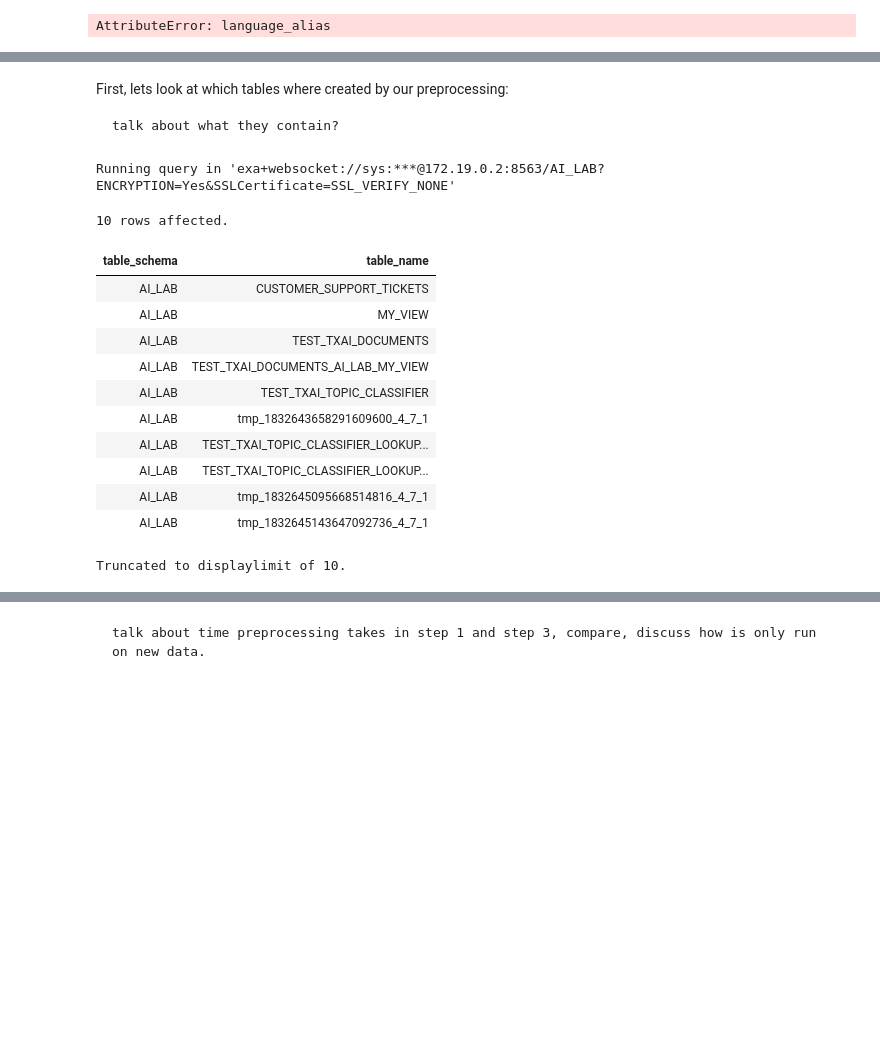
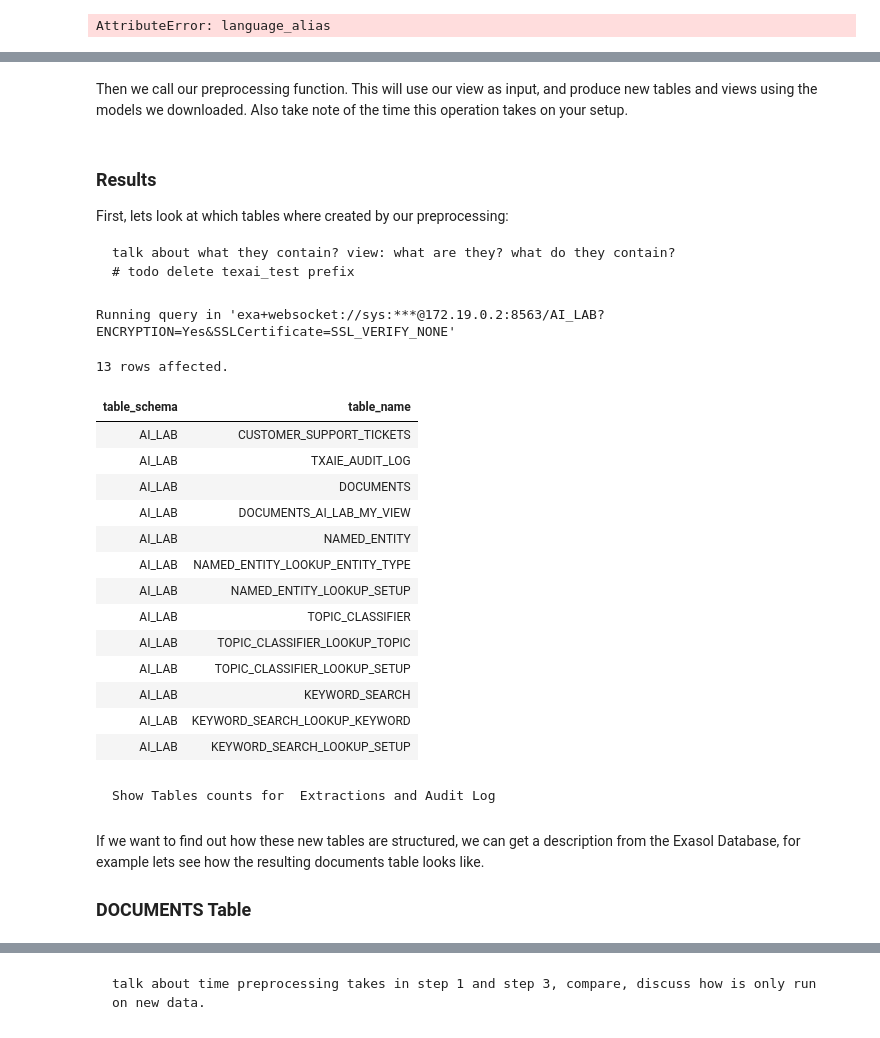
Before and after one commit to exasol/ai-lab, a Jupyter notebook: exasol/ds/sandbox/runtime/ansible/roles/jupyter/files/notebook/text_ai/txaie_preprocessing.ipynb, the cells around one changed output, grey strips where cells are left out. Drawn from its saved outputs; the diff is of its cells as text; code cells hidden in the pictures; blank space fills up the shorter version.

Commit message:
update preprocessing notebook

```diff
--- a/exasol/ds/sandbox/runtime/ansible/roles/jupyter/files/notebook/text_ai/txaie_preprocessing.ipynb
+++ b/exasol/ds/sandbox/runtime/ansible/roles/jupyter/files/notebook/text_ai/txaie_preprocessing.ipynb
@@ -192,0 +307,2 @@ Running query in 'exa+websocket://sys:***@172.19.0.2:8563/AI_LAB?ENCRYPTION=Yes&
+# %% [markdown]
+Then we call our preprocessing function. This will use our view as input, and produce new tables and views using the models we downloaded. Also take note of the time this operation takes on your setup.
@@ -193,22 +312,32 @@ Running query in 'exa+websocket://sys:***@172.19.0.2:8563/AI_LAB?ENCRYPTION=Yes&
 # %% [markdown]
+### Results
 First, lets look at which tables where created by our preprocessing:
 
-    talk about what they contain?
+    talk about what they contain? view: what are they? what do they contain?
+    # todo delete texai_test prefix
 # %%
 %%sql
-SELECT TABLE_SCHEMA, TABLE_NAME FROM EXA_ALL_TABLES
+SELECT TABLE_SCHEMA, TABLE_NAME FROM EXA_ALL_TABLES WHERE TABLE_SCHEMA='{{schema}}'
 # %% [output]
 Running query in 'exa+websocket://sys:***@172.19.0.2:8563/AI_LAB?ENCRYPTION=Yes&SSLCertificate=SSL_VERIFY_NONE'
-10 rows affected.
+13 rows affected.
 | table_schema | table_name |
 | AI_LAB | CUSTOMER_SUPPORT_TICKETS |
-| AI_LAB | MY_VIEW |
-| AI_LAB | TEST_TXAI_DOCUMENTS |
-| AI_LAB | TEST_TXAI_DOCUMENTS_AI_LAB_MY_VIEW |
-| AI_LAB | TEST_TXAI_TOPIC_CLASSIFIER |
-| AI_LAB | tmp_1832643658291609600_4_7_1 |
-| AI_LAB | TEST_TXAI_TOPIC_CLASSIFIER_LOOKUP... |
-| AI_LAB | TEST_TXAI_TOPIC_CLASSIFIER_LOOKUP... |
-| AI_LAB | tmp_1832645095668514816_4_7_1 |
-| AI_LAB | tmp_1832645143647092736_4_7_1 |
+| AI_LAB | TXAIE_AUDIT_LOG |
+| AI_LAB | DOCUMENTS |
+| AI_LAB | DOCUMENTS_AI_LAB_MY_VIEW |
+| AI_LAB | NAMED_ENTITY |
+| AI_LAB | NAMED_ENTITY_LOOKUP_ENTITY_TYPE |
+| AI_LAB | NAMED_ENTITY_LOOKUP_SETUP |
+| AI_LAB | TOPIC_CLASSIFIER |
+| AI_LAB | TOPIC_CLASSIFIER_LOOKUP_TOPIC |
+| AI_LAB | TOPIC_CLASSIFIER_LOOKUP_SETUP |
+| AI_LAB | KEYWORD_SEARCH |
+| AI_LAB | KEYWORD_SEARCH_LOOKUP_KEYWORD |
+| AI_LAB | KEYWORD_SEARCH_LOOKUP_SETUP |
-Truncated to displaylimit of 10.
+# %% [markdown]
+    Show Tables counts for  Extractions and Audit Log
+# %% [markdown]
+If we want to find out how these new tables are structured, we can get a description from the Exasol Database, for example lets see how the resulting documents table looks like.
+
+### DOCUMENTS Table
```
Also changed, not shown: parts of 96 cells of this notebook, 3 other files.
